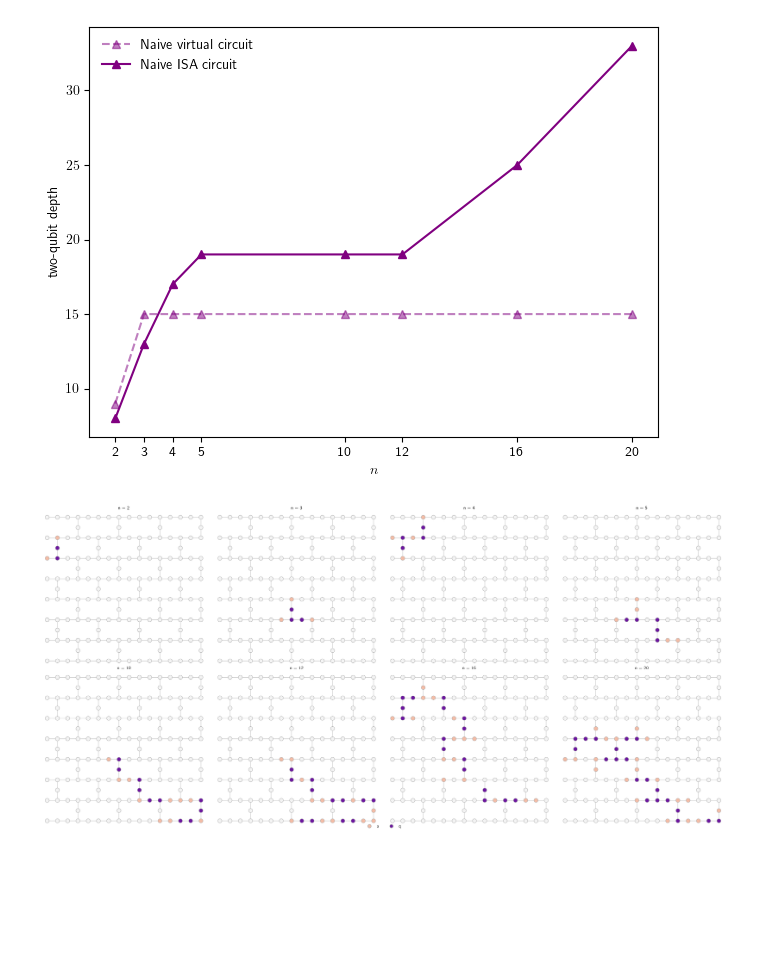
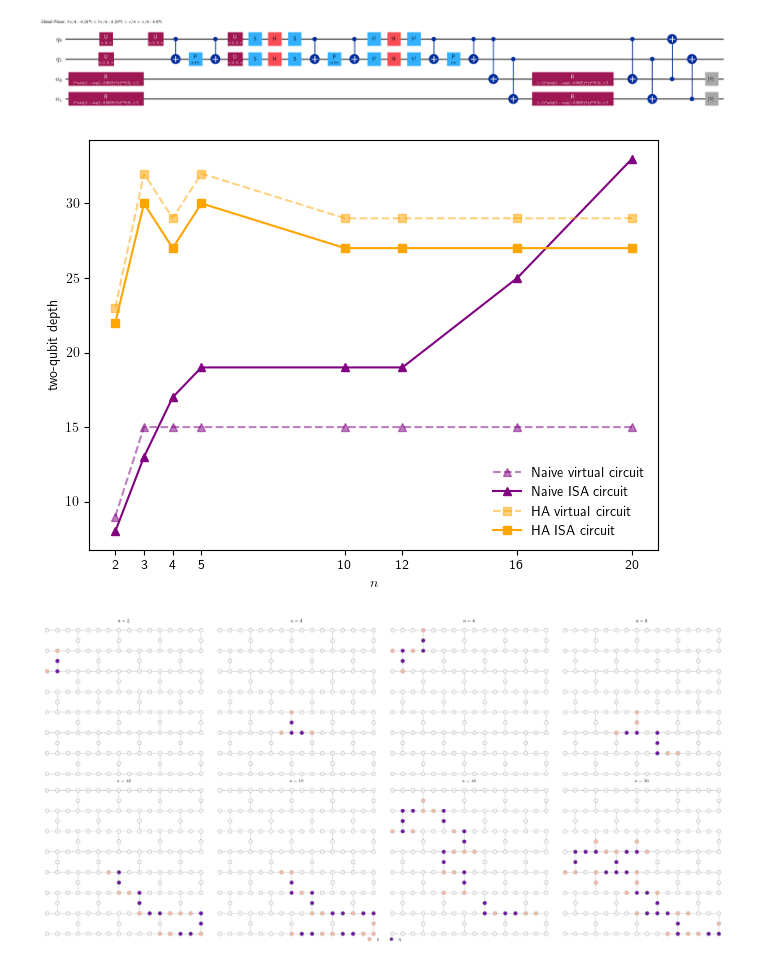
Before and after one commit to bentirher/dmpf_dissipation, a Jupyter notebook: standard_adc/tqd_study.ipynb, the cells around one changed output. Drawn from its saved outputs; the diff is of its cells as text; code cells hidden in the pictures; blank space fills up the shorter version.

Commit message:
new scaling study of the two-qubit depth of the HA circuit

```diff
--- a/standard_adc/tqd_study.ipynb
+++ b/standard_adc/tqd_study.ipynb
@@ -19,17 +20,26 @@ excited = ["0"]
 k = 1
 dissipation = True
 backend = service.backend("ibm_basquecountry")
-pm = generate_preset_pass_manager(optimization_level=3, backend=backend, seed_transpiler=123)
 
-isa_qcs = []
-virtual_tqds,  isa_tqds= [], []
+naive_pm = generate_preset_pass_manager(optimization_level=3, backend=backend, seed_transpiler=123)
+
+naive_isa_qcs, ha_isa_qcs = [], []
+virtual_naive_tqds, virtual_ha_tqds, naive_isa_tqds, ha_isa_tqds = [], [], [], []
 for size in n:
     J = [1/4]*(size-1)
     gamma = [J[0]/4]*size
     qc = naive_circuit(J, gamma, size, excited, k, dissipation)
-    virtual_tqds.append(qc.decompose(reps = 2).depth(lambda instr: len(instr.qubits) > 1))
+    virtual_naive_tqds.append(qc.decompose(reps = 2).depth(lambda instr: len(instr.qubits) > 1))
 
-    isa_qc = pm.run(qc)
-    isa_tqds.append(isa_qc.depth(lambda instr: len(instr.qubits) > 1))
+    naive_isa_qc = naive_pm.run(qc)
+    naive_isa_tqds.append(naive_isa_qc.depth(lambda instr: len(instr.qubits) > 1))
 
-    isa_qcs.append(isa_qc)
+    ha_qc, init_layout = ha_circuit(J, gamma, size, excited, k, backend, dissipation)
+    virtual_ha_tqds.append(ha_qc.decompose(reps = 2).depth(lambda instr: len(instr.qubits) > 1))
+
+    ha_pm = generate_preset_pass_manager(optimization_level = 3, backend = backend, initial_layout = init_layout, routing_method="none")
+    ha_isa_qc = ha_pm.run(ha_qc)
+    ha_isa_tqds.append(ha_isa_qc.depth(lambda instr: len(instr.qubits) > 1))
+
+    naive_isa_qcs.append(naive_isa_qc)
+    ha_isa_qcs.append(ha_isa_qc)
@@ -36,15 +50,25 @@ for size in n:
+# %%
+size = 2
+J = [1/4]*(size-1)
+gamma = [J[0]/4]*size
+qc = naive_circuit(J, gamma, size, excited, k, dissipation)
+qc.decompose(reps = 2).draw('mpl', fold = -1)
+# %% [output]
+[figure, added]
 # %%
-plt.plot(n, virtual_tqds, marker = '^', color = 'purple', linestyle = "dashed", alpha = 0.5, label = 'Naive virtual circuit')
-plt.plot(n, isa_tqds, marker = '^', color = 'purple', label = 'Naive ISA circuit')
+plt.plot(n, virtual_naive_tqds, marker = '^', color = 'purple', linestyle = "dashed", alpha = 0.5, label = 'Naive virtual circuit')
+plt.plot(n, naive_isa_tqds, marker = '^', color = 'purple', label = 'Naive ISA circuit')
+plt.plot(n, virtual_ha_tqds, marker = 's', color = 'orange', linestyle = "dashed", alpha = 0.5, label = 'HA virtual circuit')
+plt.plot(n, ha_isa_tqds, marker = 's', color = 'orange', label = 'HA ISA circuit')
 plt.xlabel("$n$")
 plt.ylabel("two-qubit depth")
 plt.legend(frameon = False)
 plt.xticks(n, n)
 plt.tight_layout()
-plt.savefig("tqd_scaling_naive_adc.png", bbox_inches='tight', transparent = True)
+plt.savefig("[LARGER_SIZES]tqd_scaling_HA_adc.png", bbox_inches='tight', transparent = True)
 plt.show()
 # %% [output]
-[figure, old version]
+[figure, new version]
 # %%
 from plot_initial_layout import plot_layouts
 fig, axes = plot_layouts(isa_qcs, backend, titles=[f"n = {s}" for s in n])
```
Also changed, not shown: parts of 2 cells of this notebook, 1 other file.
